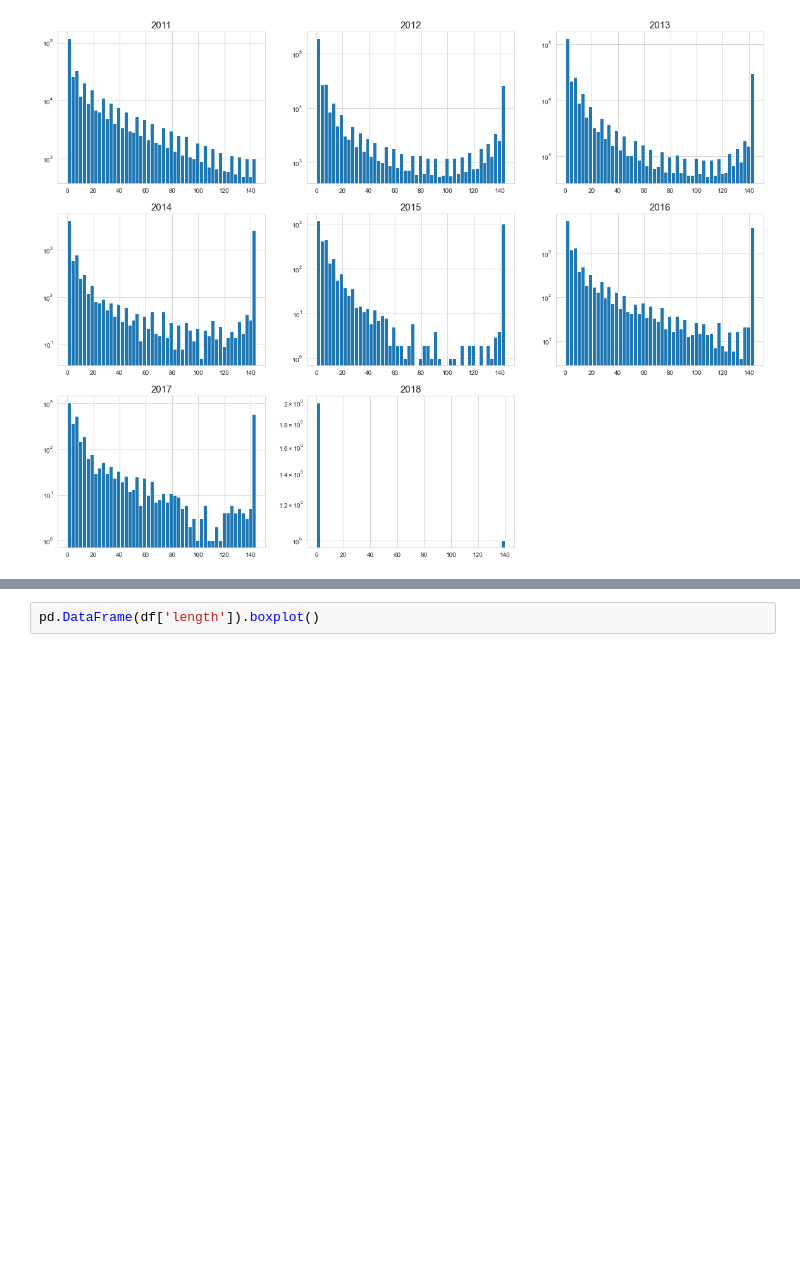
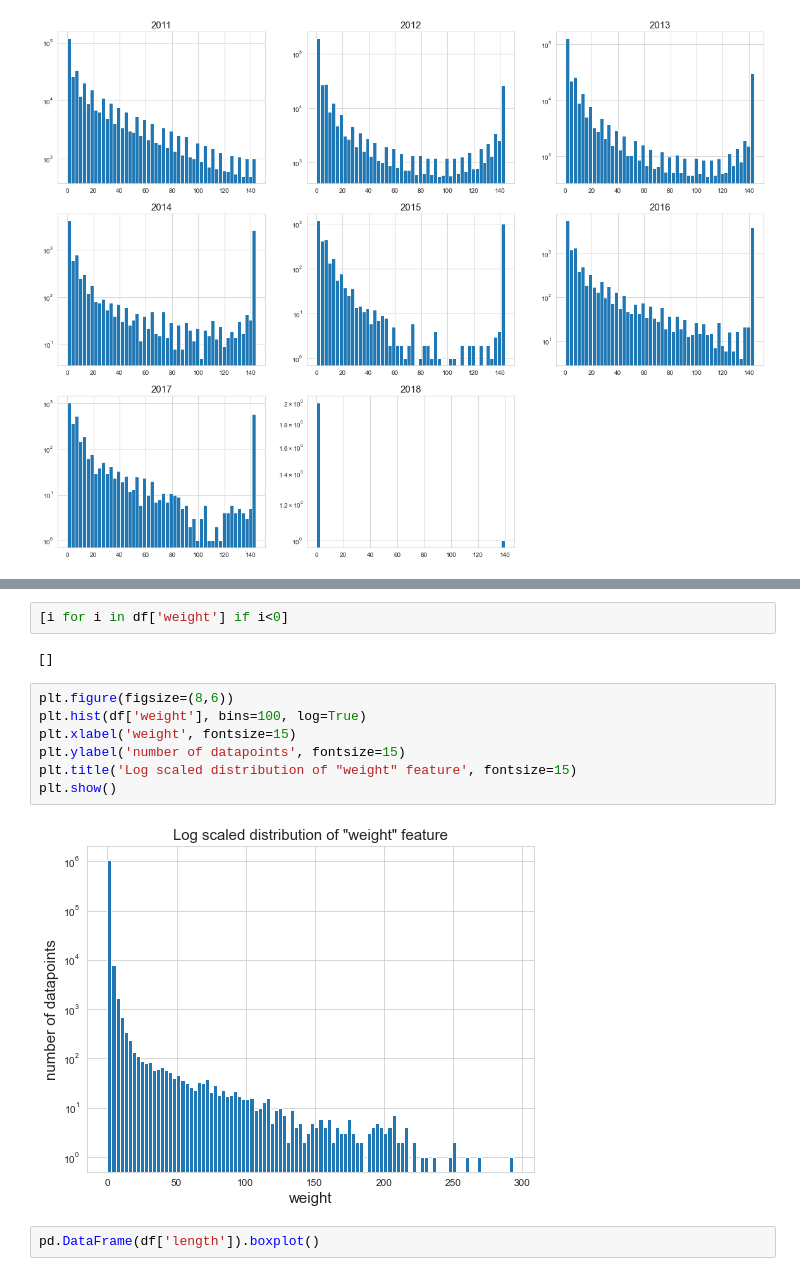
Before and after one commit to gauravsh0812/Bitcoin_Heist, a Jupyter notebook: Bitcoin_Heist.ipynb, the cells around one changed output, grey strips where cells are left out. Cells and saved outputs as stored; diff of their text form; blank space fills up the shorter version.

```diff
--- a/Bitcoin_Heist.ipynb
+++ b/Bitcoin_Heist.ipynb
@@ -195,3 +245,16 @@ for c,y in zip(cord, year):
+# %%
+[i for i in df['weight'] if i<0]
+# %% [output]
+[]
+# %%
+plt.figure(figsize=(8,6))
+plt.hist(df['weight'], bins=100, log=True)
+plt.xlabel('weight', fontsize=15)
+plt.ylabel('number of datapoints', fontsize=15)
+plt.title('Log scaled distribution of "weight" feature', fontsize=15)
+plt.show()
+# %% [output]
+[figure, added]
 # %%
 pd.DataFrame(df['length']).boxplot()
 # %% [output]
```
Also changed, not shown: parts of 13 cells of this notebook.
